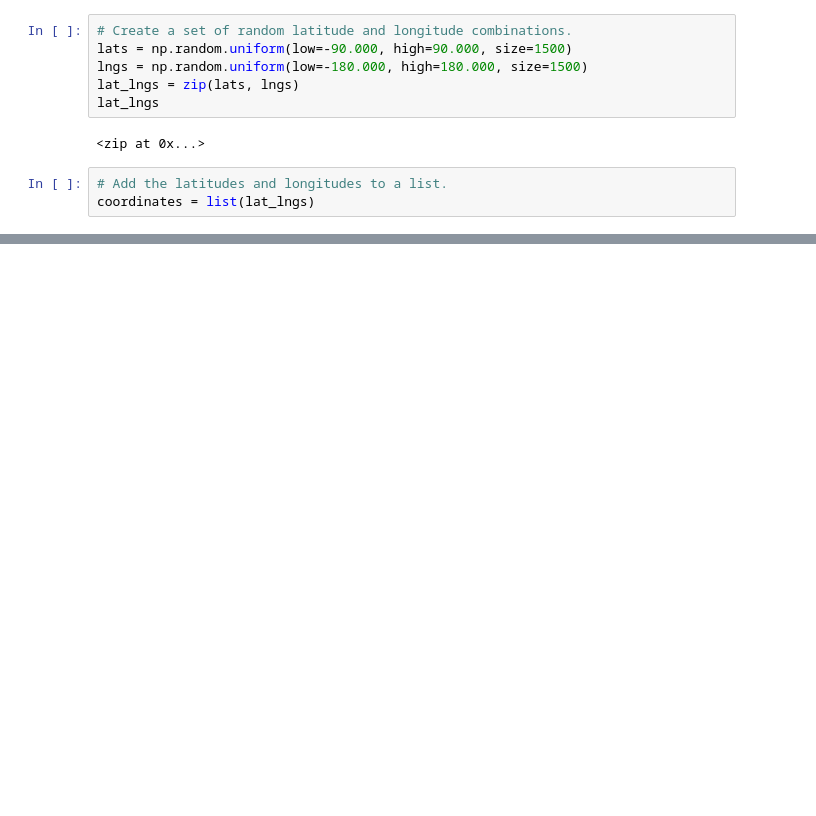
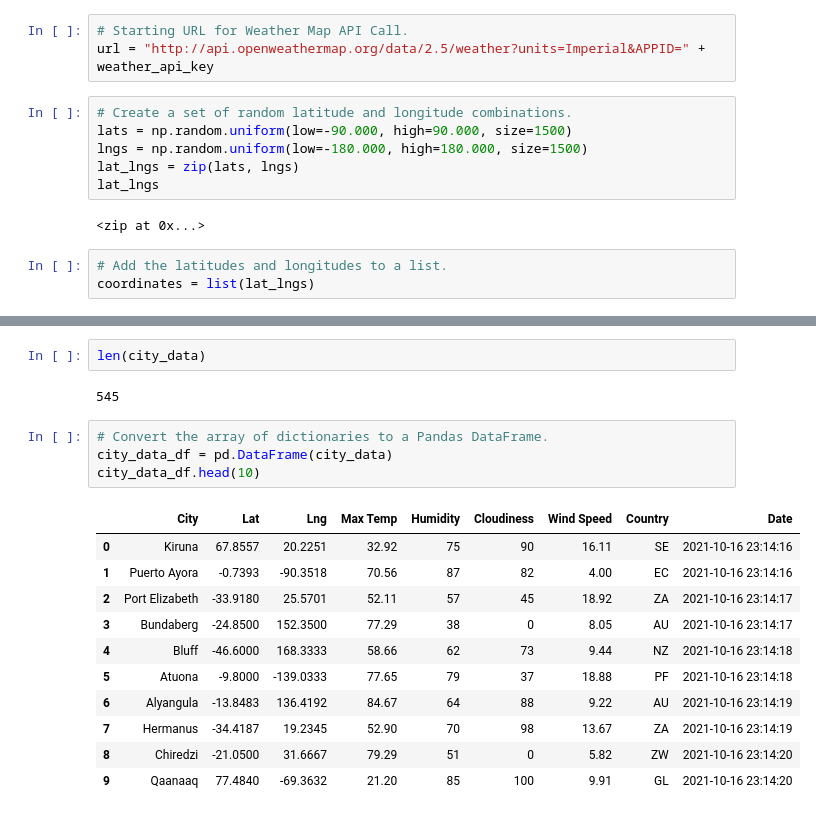
Before and after one commit to jo313y/World_Weather_Analysis, a Jupyter notebook: WeatherPy.ipynb, the cells around one changed output, grey strips where cells are left out. Cells and saved outputs as stored; diff of their text form; blank space fills up the shorter version.

```diff
--- a/WeatherPy.ipynb
+++ b/WeatherPy.ipynb
@@ -7,3 +11,6 @@ from citipy import citipy
+# %%
+# Starting URL for Weather Map API Call.
+url = "http://api.openweathermap.org/data/2.5/weather?units=Imperial&APPID=" + weather_api_key
 # %%
 # Create a set of random latitude and longitude combinations.
 lats = np.random.uniform(low=-90.000, high=90.000, size=1500)
@@ -31,0 +128,20 @@ len(cities)
+# %%
+len(city_data)
+# %% [output]
+545
+# %%
+# Convert the array of dictionaries to a Pandas DataFrame.
+city_data_df = pd.DataFrame(city_data)
+city_data_df.head(10)
+# %% [output]
+|  | City | Lat | Lng | Max Temp | Humidity | Cloudiness | Wind Speed | Country | Date |
+| 0 | Kiruna | 67.8557 | 20.2251 | 32.92 | 75 | 90 | 16.11 | SE | 2021-10-16 23:14:16 |
+| 1 | Puerto Ayora | -0.7393 | -90.3518 | 70.56 | 87 | 82 | 4.00 | EC | 2021-10-16 23:14:16 |
+| 2 | Port Elizabeth | -33.9180 | 25.5701 | 52.11 | 57 | 45 | 18.92 | ZA | 2021-10-16 23:14:17 |
+| 3 | Bundaberg | -24.8500 | 152.3500 | 77.29 | 38 | 0 | 8.05 | AU | 2021-10-16 23:14:17 |
+| 4 | Bluff | -46.6000 | 168.3333 | 58.66 | 62 | 73 | 9.44 | NZ | 2021-10-16 23:14:18 |
+| 5 | Atuona | -9.8000 | -139.0333 | 77.65 | 79 | 37 | 18.88 | PF | 2021-10-16 23:14:18 |
+| 6 | Alyangula | -13.8483 | 136.4192 | 84.67 | 64 | 88 | 9.22 | AU | 2021-10-16 23:14:19 |
+| 7 | Hermanus | -34.4187 | 19.2345 | 52.90 | 70 | 98 | 13.67 | ZA | 2021-10-16 23:14:19 |
+| 8 | Chiredzi | -21.0500 | 31.6667 | 79.29 | 51 | 0 | 5.82 | ZW | 2021-10-16 23:14:20 |
+| 9 | Qaanaaq | 77.4840 | -69.3632 | 21.20 | 85 | 100 | 9.91 | GL | 2021-10-16 23:14:20 |
```
Also changed, not shown: parts of 5 cells of this notebook.
